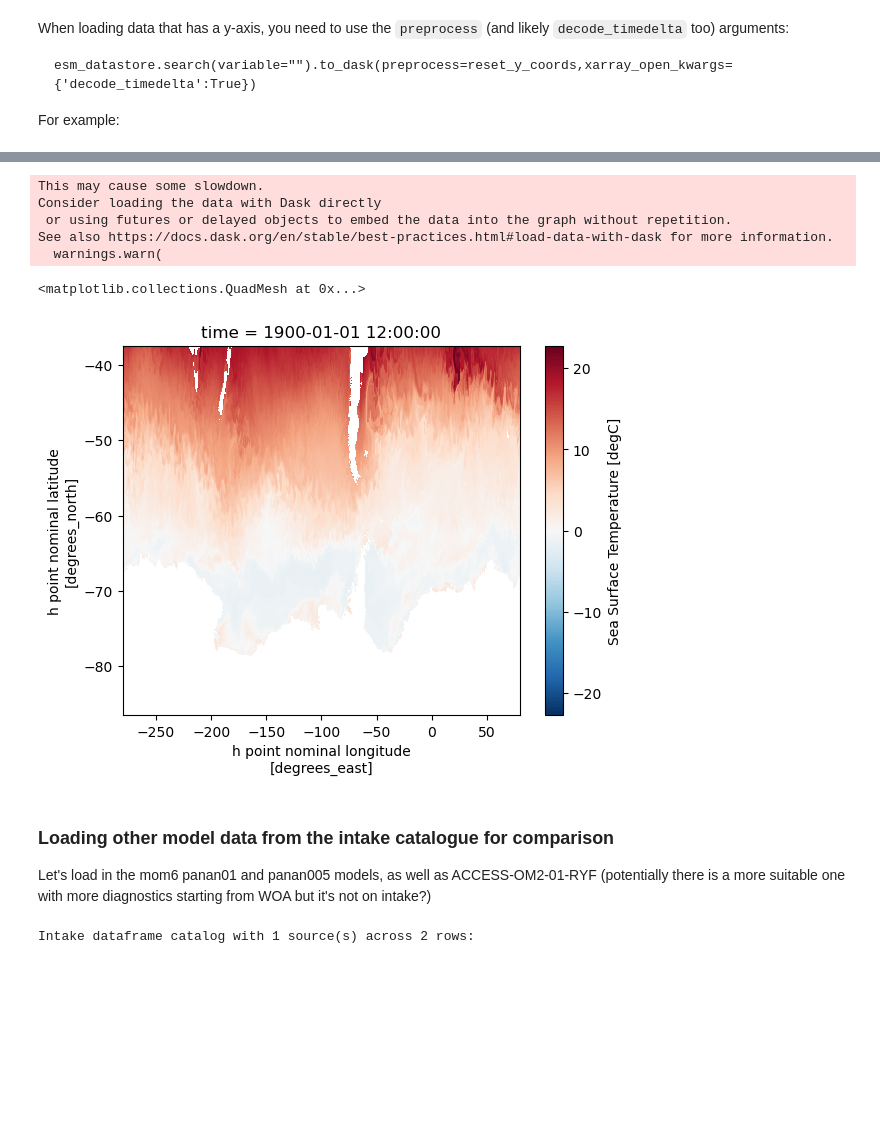
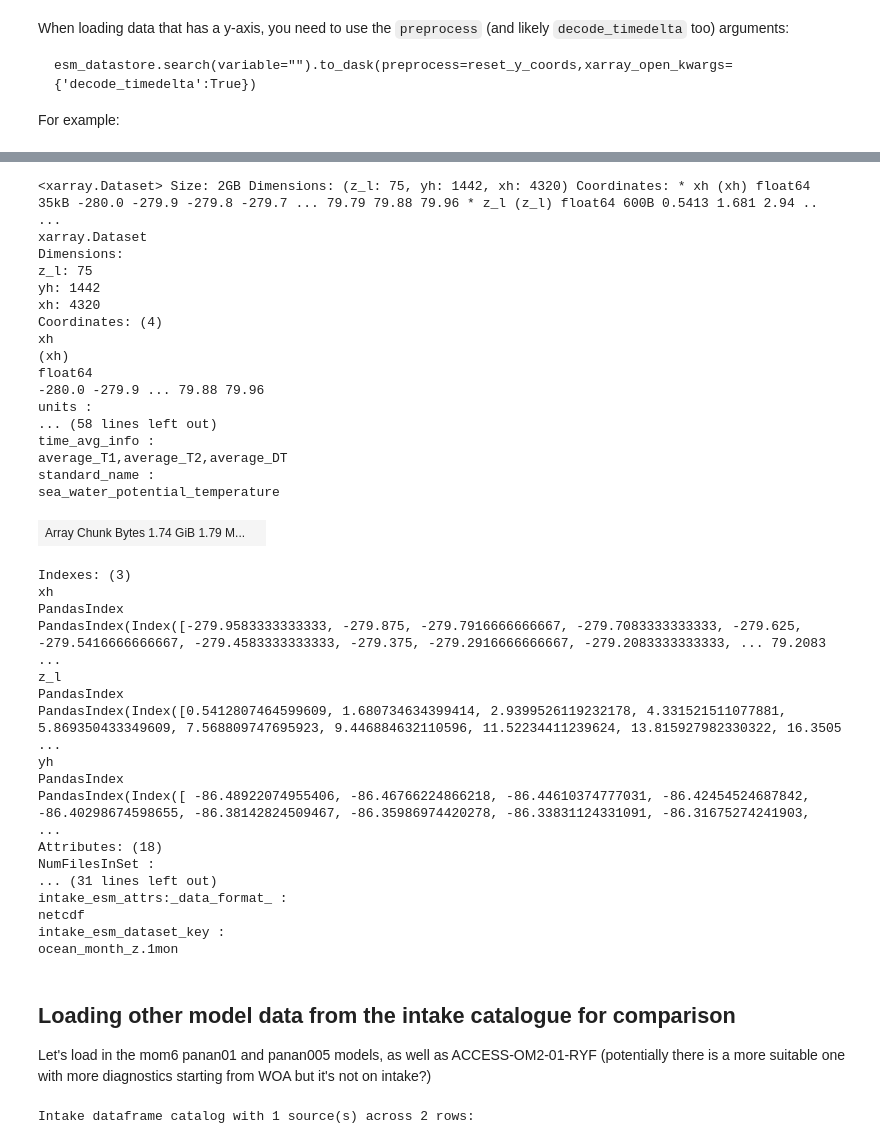
Before and after one commit to claireyung/mom6-panAn-iceshelf-tools, a Jupyter notebook: evaluation/temp-sal-spatial/temp-sal-spatial-obs.ipynb, the cells around one changed output, grey strips where cells are left out. Drawn from its saved outputs; the diff is of its cells as text; code cells hidden in the pictures; blank space fills up the shorter version.

Commit message:
first hacky version of the woa comparison

```diff
--- a/evaluation/temp-sal-spatial/temp-sal-spatial-obs.ipynb
+++ b/evaluation/temp-sal-spatial/temp-sal-spatial-obs.ipynb
@@ -130,16 +141,44 @@ ocean_month_z.1mon
 # %%
-#access om2 january 1st from the second year
-tos.tos.isel(time=0).plot()
+#access om3 january 1st from the second year
+tos.isel(time=0)
 # %% [output]
-This may cause some slowdown.
-Consider loading the data with Dask directly
- or using futures or delayed objects to embed the data into the graph without repetition.
-See also https://docs.dask.org/en/stable/best-practices.html#load-data-with-dask for more information.
-  warnings.warn(
+<xarray.Dataset> Size: 2GB Dimensions: (z_l: 75, yh: 1442, xh: 4320) Coordinates: * xh (xh) float64 35kB -280.0 -279.9 -279.8 -279.7 ... 79.79 79.88 79.96 * z_l (z_l) float64 600B 0.5413 1.681 2.94 .. ...
+xarray.Dataset
+Dimensions:
+z_l: 75
+yh: 1442
+xh: 4320
+Coordinates: (4)
+xh
+(xh)
+float64
+-280.0 -279.9 ... 79.88 79.96
+units :
+... (58 lines left out)
+time_avg_info :
+average_T1,average_T2,average_DT
+standard_name :
+sea_water_potential_temperature
+| Array Chunk Bytes 1.74 GiB 1.79 M... |  |
-<matplotlib.collections.QuadMesh at 0x...>
+Indexes: (3)
+xh
+PandasIndex
+PandasIndex(Index([-279.9583333333333, -279.875, -279.7916666666667, -279.7083333333333, -279.625, -279.5416666666667, -279.4583333333333, -279.375, -279.2916666666667, -279.2083333333333, ... 79.2083 ...
+z_l
+PandasIndex
+PandasIndex(Index([0.5412807464599609, 1.680734634399414, 2.9399526119232178, 4.331521511077881, 5.869350433349609, 7.568809747695923, 9.446884632110596, 11.52234411239624, 13.815927982330322, 16.3505 ...
+yh
+PandasIndex
+PandasIndex(Index([ -86.48922074955406, -86.46766224866218, -86.44610374777031, -86.42454524687842, -86.40298674598655, -86.38142824509467, -86.35986974420278, -86.33831124331091, -86.31675274241903,  ...
+Attributes: (18)
+NumFilesInSet :
+... (31 lines left out)
+intake_esm_attrs:_data_format_ :
+netcdf
+intake_esm_dataset_key :
+ocean_month_z.1mon
-[figure, removed]
 # %% [markdown]
-### Loading other model data from the intake catalogue for comparison
+## Loading other model data from the intake catalogue for comparison
 
 Let's load in the mom6 panan01 and panan005 models, as well as ACCESS-OM2-01-RYF (potentially there is a more suitable one with more diagnostics starting from WOA but it's not on intake?)
 # %%
```
Also changed, not shown: parts of 7 cells of this notebook.
